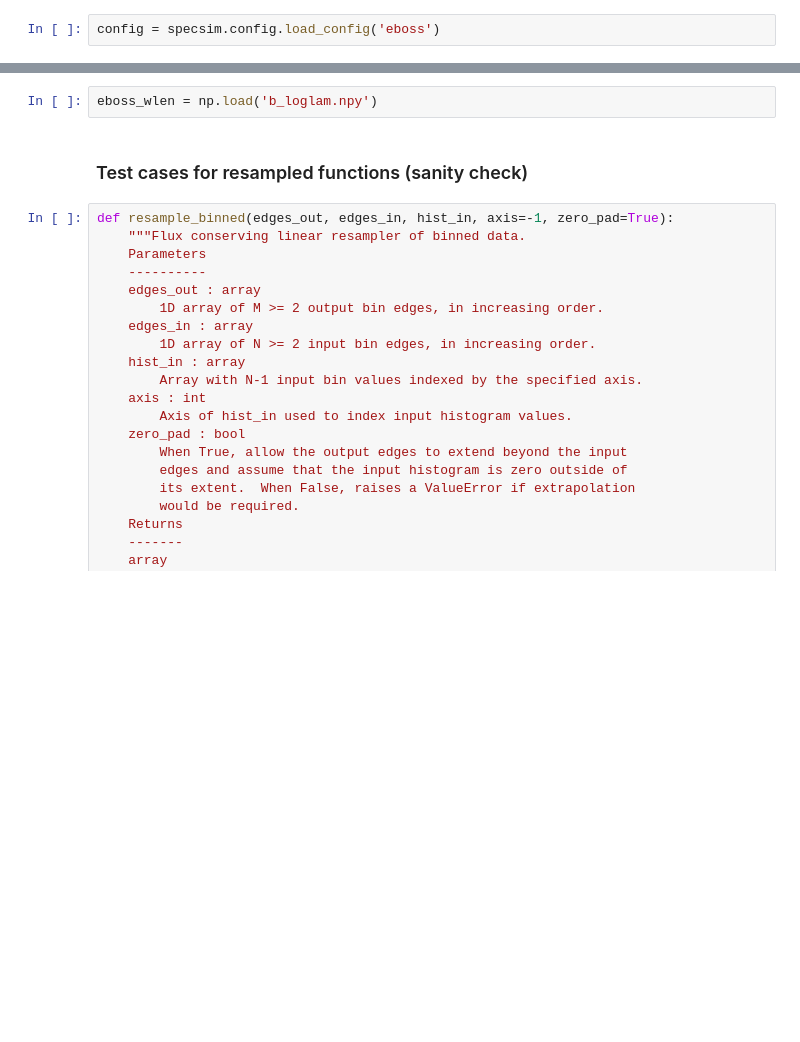
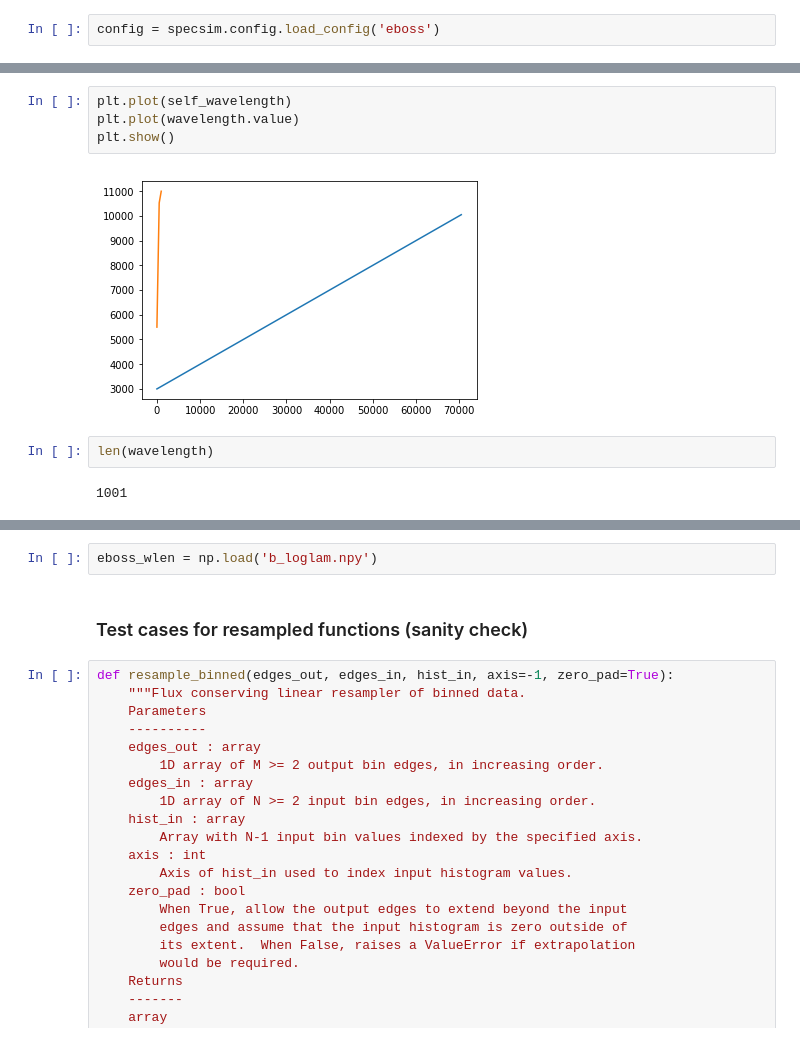
Before and after one commit to belaa/specsim-for-eboss, a Jupyter notebook: downsample_to_eBOSS_grid.ipynb, the cells around one changed output, grey strips where cells are left out. Drawn from its saved outputs; the diff is of its cells as text; blank space fills up the shorter version.

```diff
--- a/downsample_to_eBOSS_grid.ipynb
+++ b/downsample_to_eBOSS_grid.ipynb
@@ -229,0 +146,10 @@ Table length=436
+# %%
+plt.plot(self_wavelength)
+plt.plot(wavelength.value)
+plt.show()
+# %% [output]
+[figure, added]
+# %%
+len(wavelength)
+# %% [output]
+1001
```
Also changed, not shown: parts of 58 cells of this notebook.
